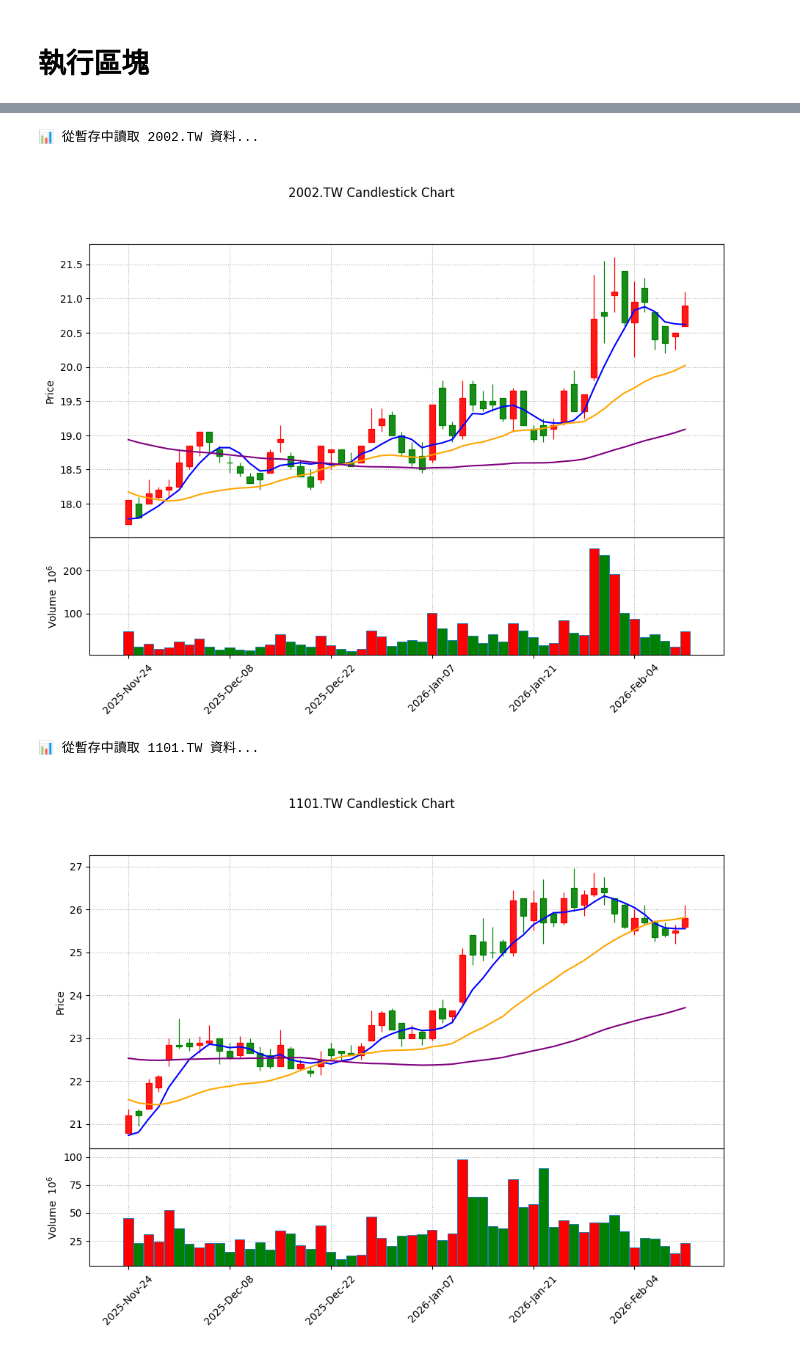
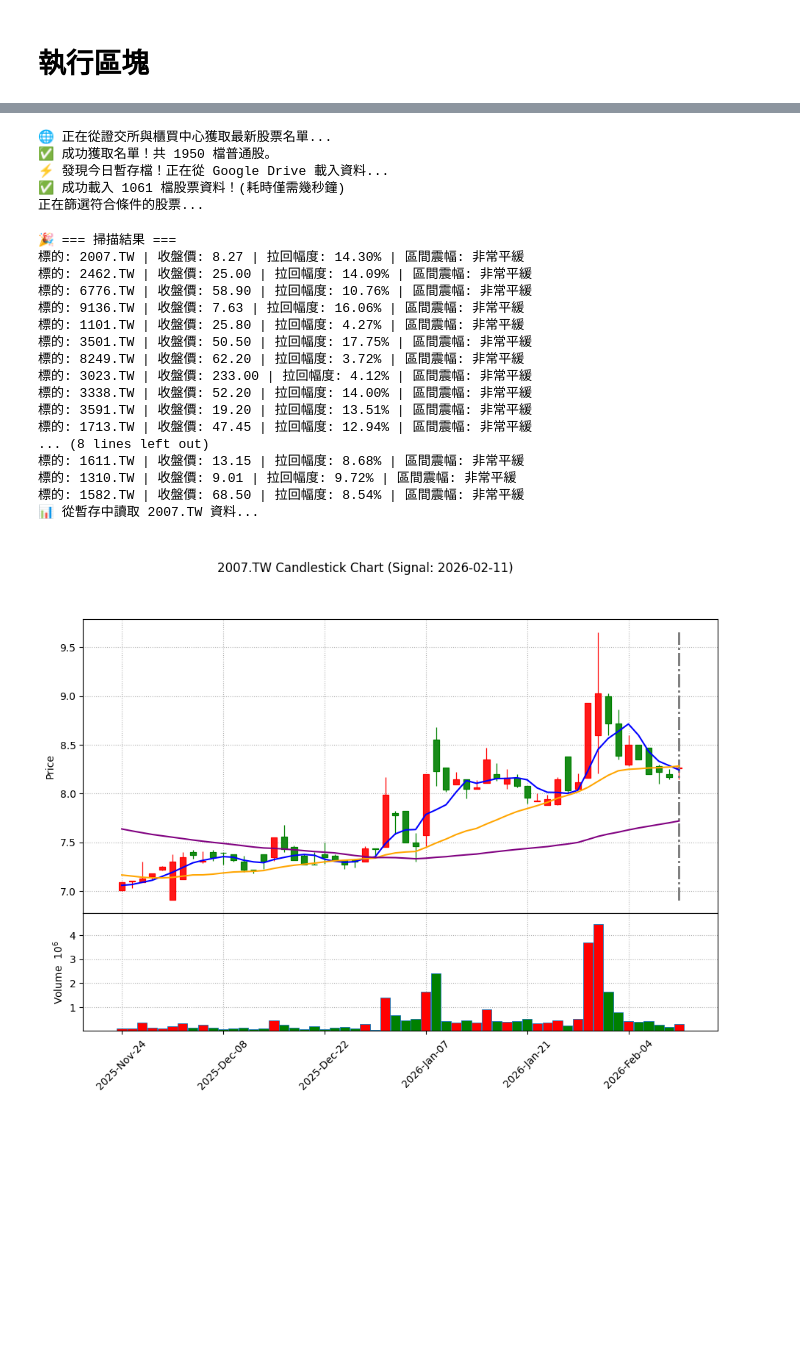
Before and after one commit to xup6jo6/TW_stock, a Jupyter notebook: StockAnalyzer.ipynb, the cells around one changed output, grey strips where cells are left out. Cells and saved outputs as stored; diff of their text form; code cells hidden in the pictures; blank space fills up the shorter version.

```diff
--- a/StockAnalyzer.ipynb
+++ b/StockAnalyzer.ipynb
@@ -339,8 +433,48 @@ stock_filter.plot_candlestick('2330')
-# %%
-for stock in filtered_stocks:
-    stock_filter.plot_candlestick(stock['Ticker'], stock['Date'])
-# %% [output]
-📊 從暫存中讀取 2002.TW 資料...
-[figure, removed]
-📊 從暫存中讀取 1101.TW 資料...
-[figure, removed]
+# %%
+# 1. 自動抓取全台股近 2000 檔普通股名單
+all_stocks = get_all_taiwan_stocks()
+
+# 2. 將名單丟入您的過濾器
+# (如果想先測試，可以切片 all_stocks[:50] 只跑前 50 檔看看速度)
+filter_obj = TaiwanStockFilter(all_stocks)
+
+# 3. 極速下載資料
+filter_obj.fetch_data_with_cache()
+
+# 4. 執行策略篩選
+results = filter_obj.find_conforming_stocks()
+
+print("\n🎉 === 掃描結果 ===")
+if results:
+    for res in results:
+        print(f"標的: {res['Ticker']} | 收盤價: {res['Close']:.2f} | 拉回幅度: {res['Pullback_Pct']:.2f}% | 區間震幅: 非常平緩")
+
+    # 畫出第一檔選出的股票線圖驗證
+    first_match = results[0]['Ticker']
+    filter_obj.plot_candlestick(first_match)
+else:
+    print("今天全市場沒有符合此嚴格型態的股票。")
+# %% [output]
+🌐 正在從證交所與櫃買中心獲取最新股票名單...
+✅ 成功獲取名單！共 1950 檔普通股。
+⚡ 發現今日暫存檔！正在從 Google Drive 載入資料...
+✅ 成功載入 1061 檔股票資料！(耗時僅需幾秒鐘)
+正在篩選符合條件的股票...
+🎉 === 掃描結果 ===
+標的: 2007.TW | 收盤價: 8.27 | 拉回幅度: 14.30% | 區間震幅: 非常平緩
+標的: 2462.TW | 收盤價: 25.00 | 拉回幅度: 14.09% | 區間震幅: 非常平緩
+標的: 6776.TW | 收盤價: 58.90 | 拉回幅度: 10.76% | 區間震幅: 非常平緩
+標的: 9136.TW | 收盤價: 7.63 | 拉回幅度: 16.06% | 區間震幅: 非常平緩
+標的: 1101.TW | 收盤價: 25.80 | 拉回幅度: 4.27% | 區間震幅: 非常平緩
+標的: 3501.TW | 收盤價: 50.50 | 拉回幅度: 17.75% | 區間震幅: 非常平緩
+標的: 8249.TW | 收盤價: 62.20 | 拉回幅度: 3.72% | 區間震幅: 非常平緩
+標的: 3023.TW | 收盤價: 233.00 | 拉回幅度: 4.12% | 區間震幅: 非常平緩
+標的: 3338.TW | 收盤價: 52.20 | 拉回幅度: 14.00% | 區間震幅: 非常平緩
+標的: 3591.TW | 收盤價: 19.20 | 拉回幅度: 13.51% | 區間震幅: 非常平緩
+標的: 1713.TW | 收盤價: 47.45 | 拉回幅度: 12.94% | 區間震幅: 非常平緩
+... (8 lines left out)
+標的: 1611.TW | 收盤價: 13.15 | 拉回幅度: 8.68% | 區間震幅: 非常平緩
+標的: 1310.TW | 收盤價: 9.01 | 拉回幅度: 9.72% | 區間震幅: 非常平緩
+標的: 1582.TW | 收盤價: 68.50 | 拉回幅度: 8.54% | 區間震幅: 非常平緩
+📊 從暫存中讀取 2007.TW 資料...
+[figure, added]
```
Also changed, not shown: parts of 12 cells of this notebook.
